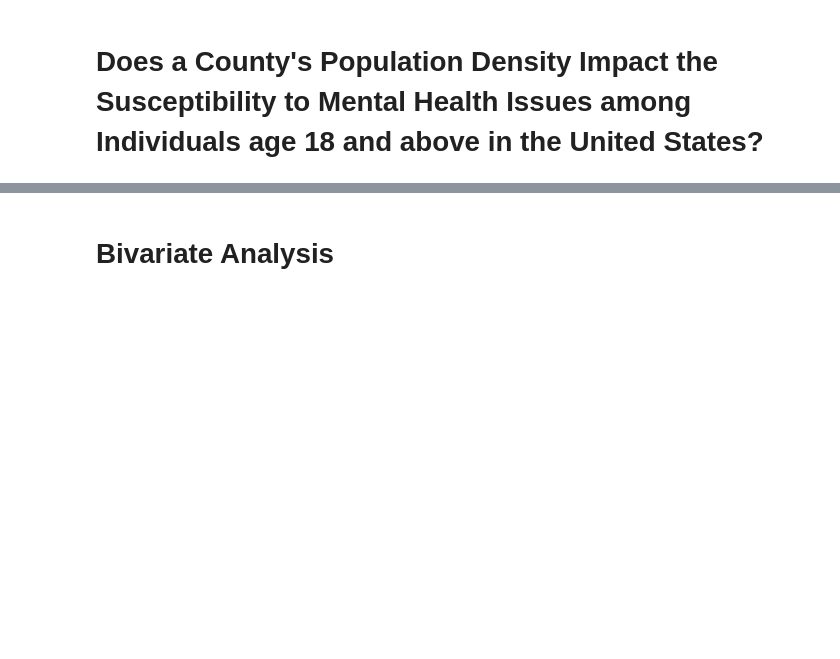
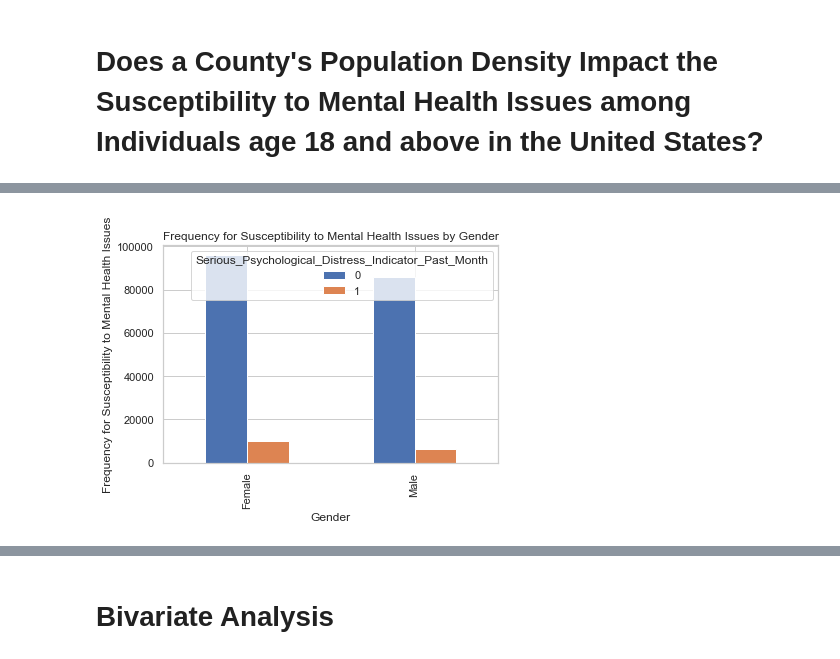
Before and after one commit to ml42322/correlationone_team2, a Jupyter notebook: Statistical Analysis.ipynb, the cells around one changed output, grey strips where cells are left out. Cells and saved outputs as stored; diff of their text form; code cells hidden in the pictures; blank space fills up the shorter version.

```diff
--- a/Statistical Analysis.ipynb
+++ b/Statistical Analysis.ipynb
@@ -78,0 +320,9 @@ Target class has two classes:
+# %%
+%matplotlib inline
+pd.crosstab(df.Gender,df.Serious_Psychological_Distress_Indicator_Past_Month).plot(kind='bar')
+plt.title('Frequency for Susceptibility to Mental Health Issues by Gender')
+plt.xlabel('Gender')
+plt.ylabel('Frequency for Susceptibility to Mental Health Issues')
+plt.savefig('outcome_gender')
+# %% [output]
+[figure, added]
```
Also changed, not shown: parts of 124 cells of this notebook.
